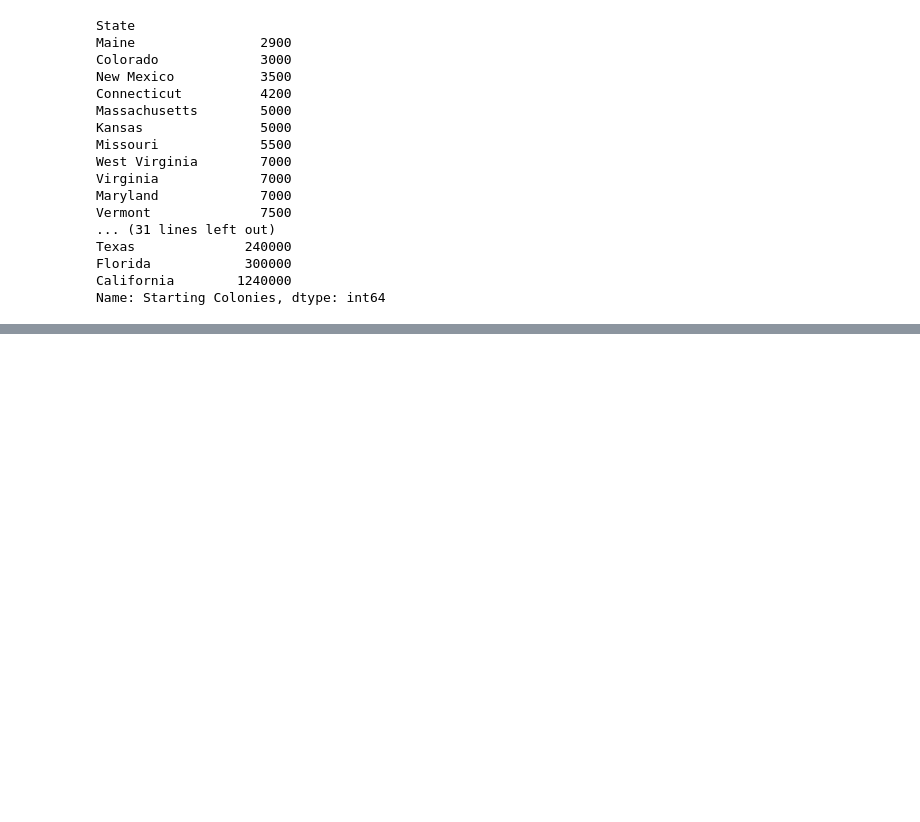
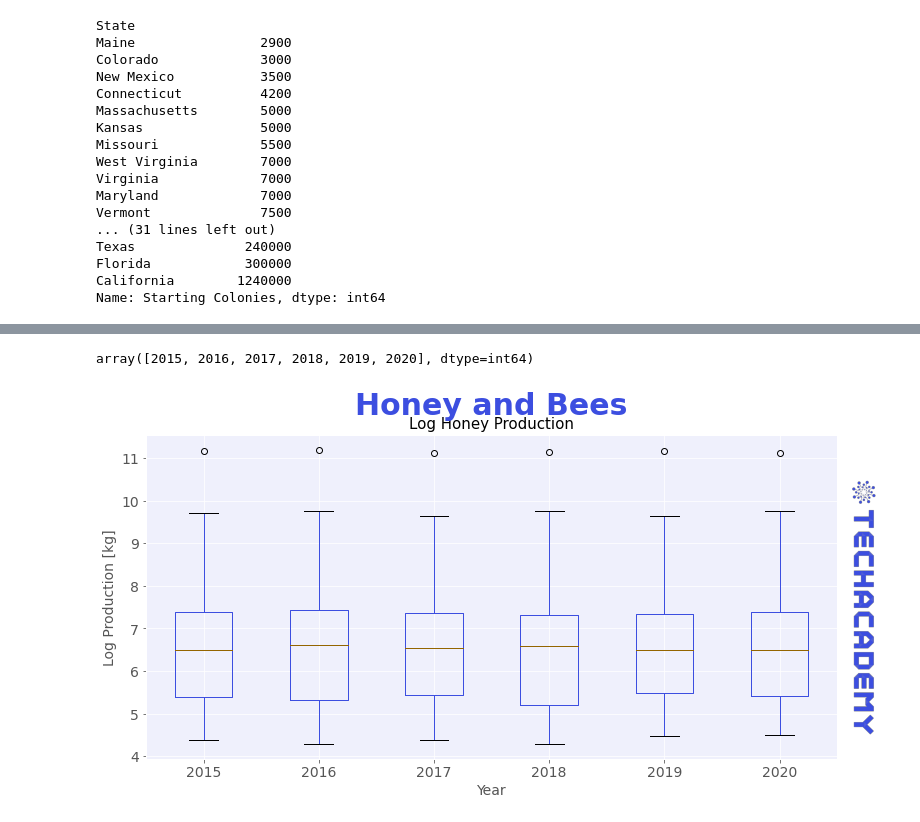
Before and after one commit to tech-academy-ev/SoSe22_Honey_and_Bees, a Jupyter notebook: Python/honey_and_bees_solution.ipynb, the cells around one changed output, grey strips where cells are left out. Cells and saved outputs as stored; diff of their text form; code cells hidden in the pictures; blank space fills up the shorter version.

Commit message:
first boxplot and state map animation

```diff
--- a/Python/honey_and_bees_solution.ipynb
+++ b/Python/honey_and_bees_solution.ipynb
@@ -238,0 +280,30 @@ plt.savefig(f"../Leitfaden/plot/{title}.jpg", bbox_inches="tight", dpi=800)
+# %%
+honey.Year.dt.year.unique()
+# %% [output]
+array([2015, 2016, 2017, 2018, 2019, 2020], dtype=int64)
+# %%
+suptitle = "Honey and Bees"
+title = "Log Honey Production"
+fig, ax = plt.subplots(figsize=(12,6))
+
+df = honey.copy()
+df.production_kg = np.log(df.production_kg)  # normalize or choose quantiles
+df.boxplot(column="production_kg", by="Year", ax=ax)
+
+plt.suptitle(suptitle, size=30, y=1, c='#3C4EE0', fontweight="bold")
+plt.title(title, fontsize=15)
+plt.xlabel('Year')
+plt.ylabel('Log Production [kg]')
+ax.set_xticklabels(honey.Year.dt.year.unique())
+
+# TA Logo
+im = plt.imread("../logos/TA_Logo_Vertical1.png")
+newax = fig.add_axes([.75, .2, .2, 0.6], anchor='NE', zorder=1)
+newax.imshow(im, alpha=1)
+newax.axis('off')
+
+plt.savefig(f"../Leitfaden/plot/{title}.jpg", bbox_inches="tight", dpi=800)
+
+plt.show()
+# %% [output]
+[figure, added]
```
Also changed, not shown: parts of 9 cells of this notebook, 5 other files.
